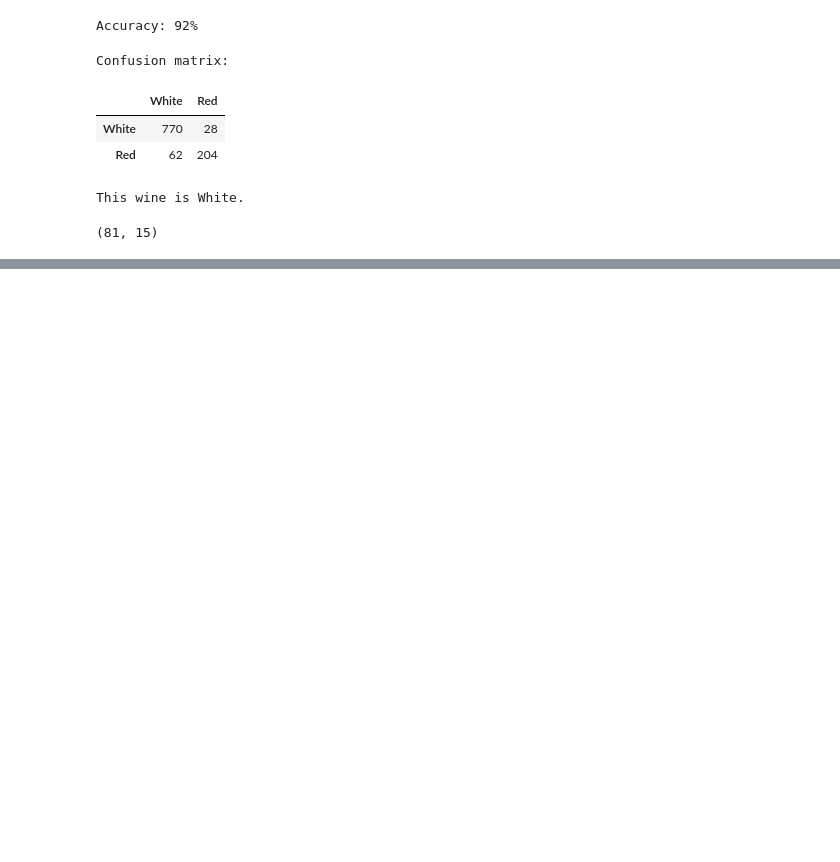
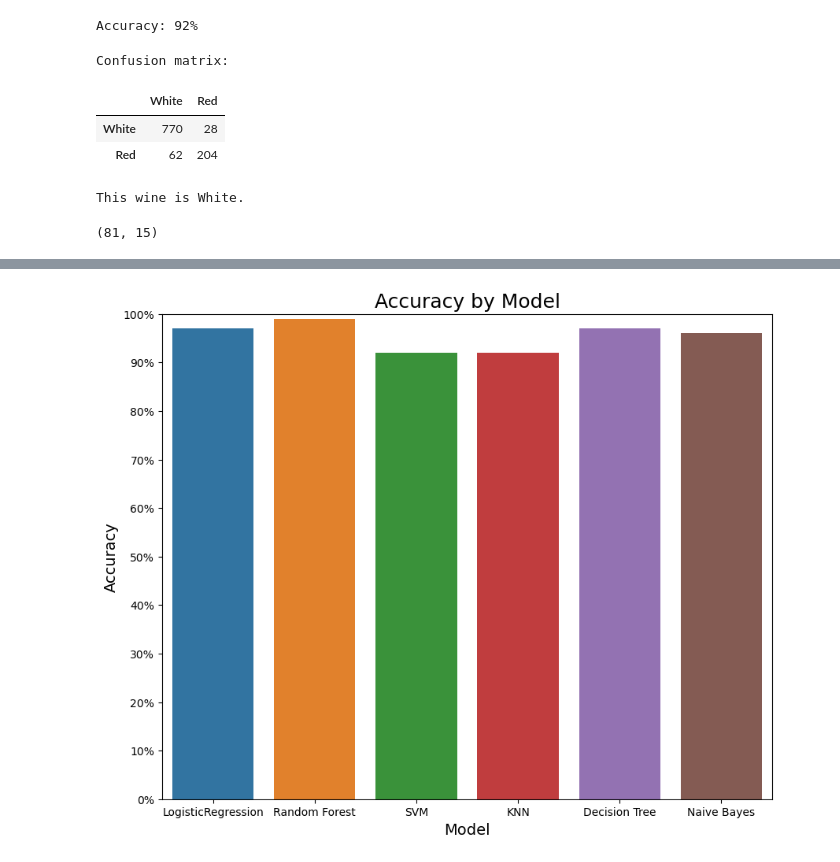
Before and after one commit to RHout19/Project-1, a Jupyter notebook: Model 1/Project 2/Sprint_3_ML_Type.ipynb, the cells around one changed output, grey strips where cells are left out. Saved outputs shown, nothing was run; the diff lists cells and outputs as text; code cells hidden in the pictures; blank space fills up the shorter version.

```diff
--- a/Model 1/Project 2/Sprint_3_ML_Type.ipynb
+++ b/Model 1/Project 2/Sprint_3_ML_Type.ipynb
@@ -302,0 +307,15 @@ results_df
+# %%
+import matplotlib.ticker as mtick
+
+fig, ax = plt.subplots(figsize=(10, 8))
+sns.barplot(x='Model', y='Accuracy', data=results_df, ax=ax)
+ax.set_ylim(0, 1)
+ax.yaxis.set_major_formatter(mtick.PercentFormatter(1.0))
+ax.yaxis.set_major_formatter(mtick.PercentFormatter(1.0))
+ax.yaxis.set_major_locator(mtick.MultipleLocator(0.1))
+ax.set_title('Accuracy by Model', fontsize=18)
+ax.set_xlabel('Model', fontsize=14)
+ax.set_ylabel('Accuracy', fontsize=14)
+plt.show()
+# %% [output]
+[figure, added]
```
Also changed, not shown: parts of 6 cells of this notebook, 6 other files.
